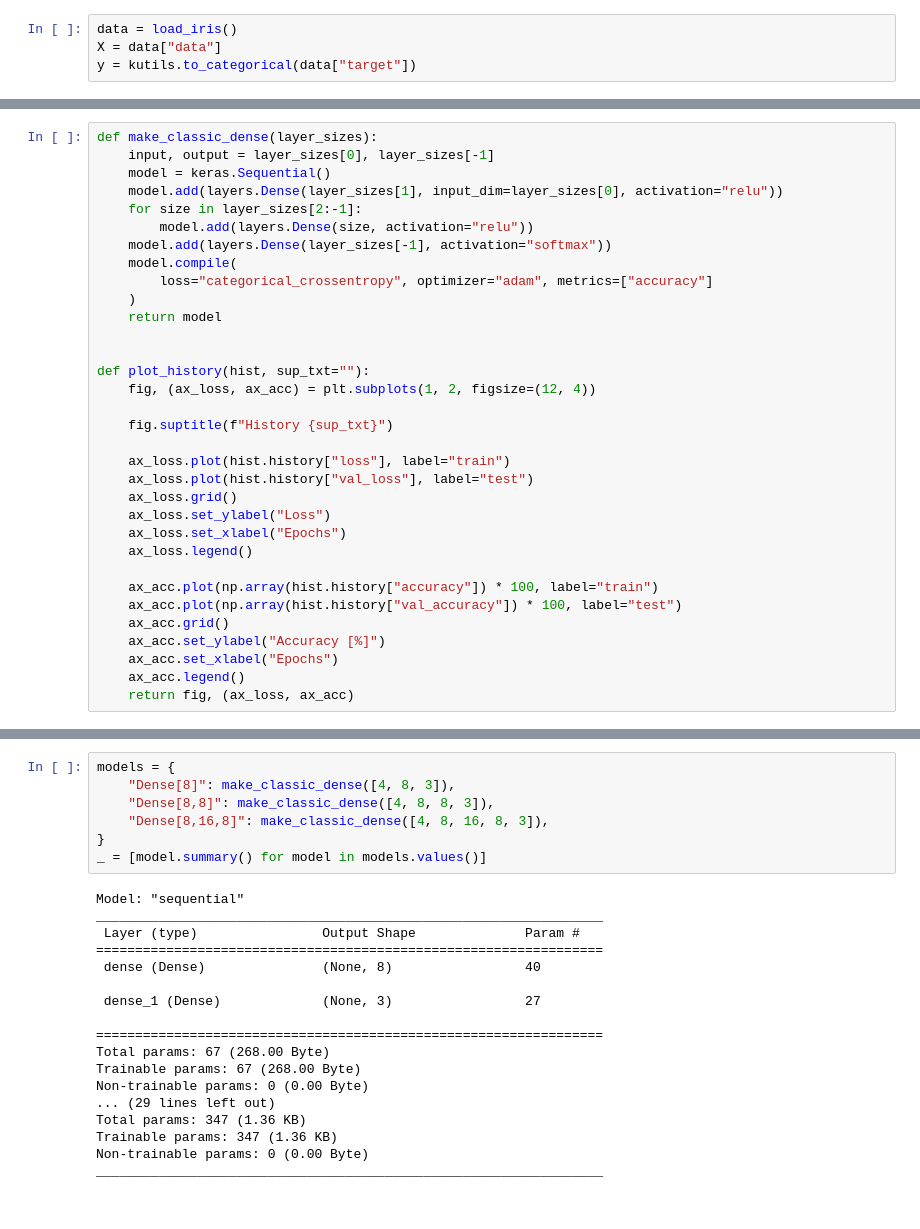
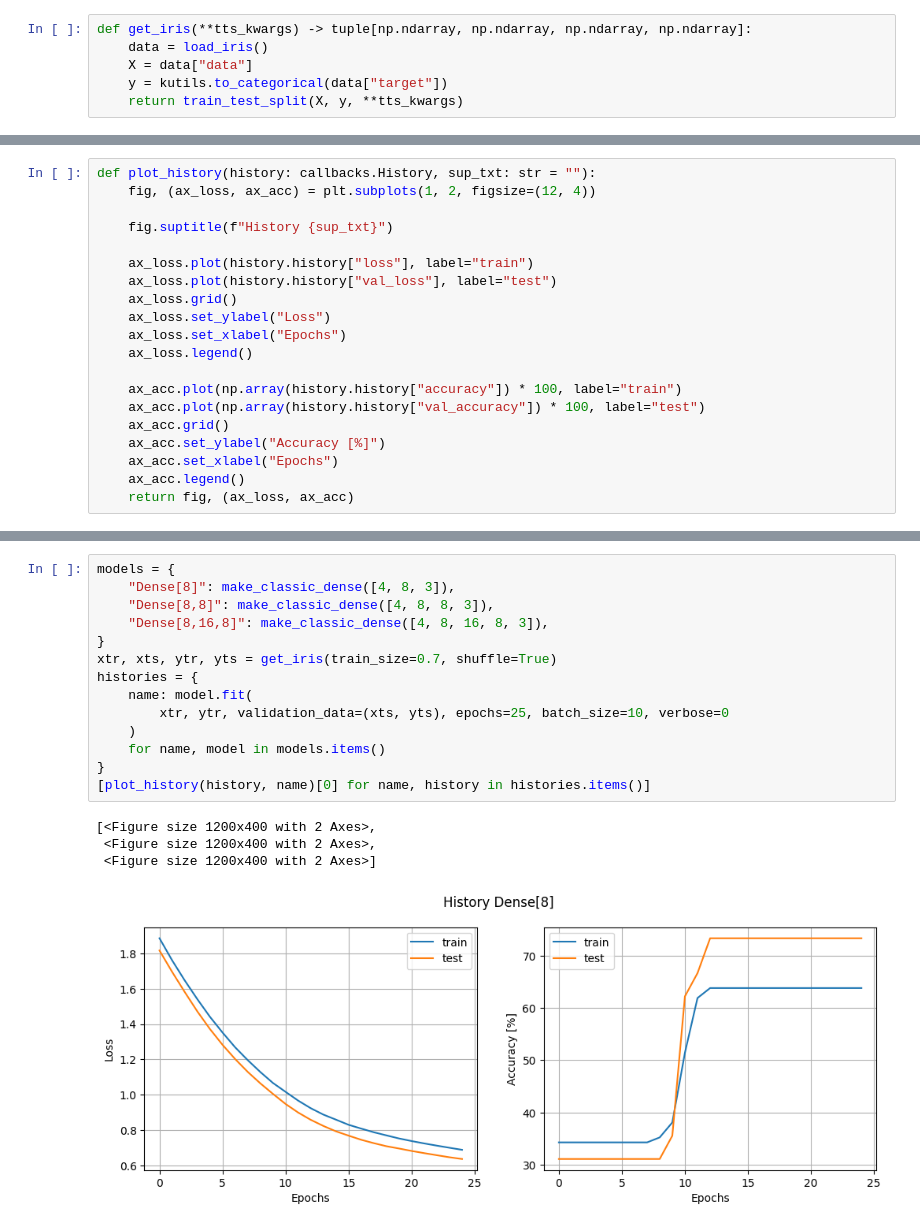
Before and after one commit to Ichtiostega/masters-project, a Jupyter notebook: MastersProject.ipynb, the cells around one changed output, grey strips where cells are left out. Saved outputs shown, nothing was run; the diff lists cells and outputs as text.

```diff
--- a/MastersProject.ipynb
+++ b/MastersProject.ipynb
@@ -14,4 +20,6 @@ from tensorflow.keras.layers import Concatenate
 # %%
-data = load_iris()
-X = data["data"]
-y = kutils.to_categorical(data["target"])
+def get_iris(**tts_kwargs) -> tuple[np.ndarray, np.ndarray, np.ndarray, np.ndarray]:
+    data = load_iris()
+    X = data["data"]
+    y = kutils.to_categorical(data["target"])
+    return train_test_split(X, y, **tts_kwargs)
@@ -20,31 +79,18 @@ xtr, xts, ytr, yts = train_test_split(X, y, train_size=0.7, shuffle=True)
 # %%
-def make_classic_dense(layer_sizes):
-    input, output = layer_sizes[0], layer_sizes[-1]
-    model = keras.Sequential()
-    model.add(layers.Dense(layer_sizes[1], input_dim=layer_sizes[0], activation="relu"))
-    for size in layer_sizes[2:-1]:
-        model.add(layers.Dense(size, activation="relu"))
-    model.add(layers.Dense(layer_sizes[-1], activation="softmax"))
-    model.compile(
-        loss="categorical_crossentropy", optimizer="adam", metrics=["accuracy"]
-    )
-    return model
-
-
-def plot_history(hist, sup_txt=""):
+def plot_history(history: callbacks.History, sup_txt: str = ""):
     fig, (ax_loss, ax_acc) = plt.subplots(1, 2, figsize=(12, 4))
 
     fig.suptitle(f"History {sup_txt}")
 
-    ax_loss.plot(hist.history["loss"], label="train")
-    ax_loss.plot(hist.history["val_loss"], label="test")
+    ax_loss.plot(history.history["loss"], label="train")
+    ax_loss.plot(history.history["val_loss"], label="test")
     ax_loss.grid()
     ax_loss.set_ylabel("Loss")
     ax_loss.set_xlabel("Epochs")
     ax_loss.legend()
 
-    ax_acc.plot(np.array(hist.history["accuracy"]) * 100, label="train")
-    ax_acc.plot(np.array(hist.history["val_accuracy"]) * 100, label="test")
+    ax_acc.plot(np.array(history.history["accuracy"]) * 100, label="train")
+    ax_acc.plot(np.array(history.history["val_accuracy"]) * 100, label="test")
     ax_acc.grid()
     ax_acc.set_ylabel("Accuracy [%]")
     ax_acc.set_xlabel("Epochs")
@@ -53,25 +103,19 @@ def plot_history(hist, sup_txt=""):
 # %%
 models = {
     "Dense[8]": make_classic_dense([4, 8, 3]),
     "Dense[8,8]": make_classic_dense([4, 8, 8, 3]),
     "Dense[8,16,8]": make_classic_dense([4, 8, 16, 8, 3]),
 }
-_ = [model.summary() for model in models.values()]
+xtr, xts, ytr, yts = get_iris(train_size=0.7, shuffle=True)
+histories = {
+    name: model.fit(
+        xtr, ytr, validation_data=(xts, yts), epochs=25, batch_size=10, verbose=0
+    )
+    for name, model in models.items()
+}
+[plot_history(history, name)[0] for name, history in histories.items()]
 # %% [output]
-Model: "sequential"
-_________________________________________________________________
- Layer (type)                Output Shape              Param #
-=================================================================
- dense (Dense)               (None, 8)                 40
-
- dense_1 (Dense)             (None, 3)                 27
-
-=================================================================
-Total params: 67 (268.00 Byte)
-Trainable params: 67 (268.00 Byte)
-Non-trainable params: 0 (0.00 Byte)
-... (29 lines left out)
-Total params: 347 (1.36 KB)
-Trainable params: 347 (1.36 KB)
-Non-trainable params: 0 (0.00 Byte)
-_________________________________________________________________
+[<Figure size 1200x400 with 2 Axes>,
+ <Figure size 1200x400 with 2 Axes>,
+ <Figure size 1200x400 with 2 Axes>]
+[figure, added]
```
Also changed, not shown: parts of 17 cells of this notebook.
